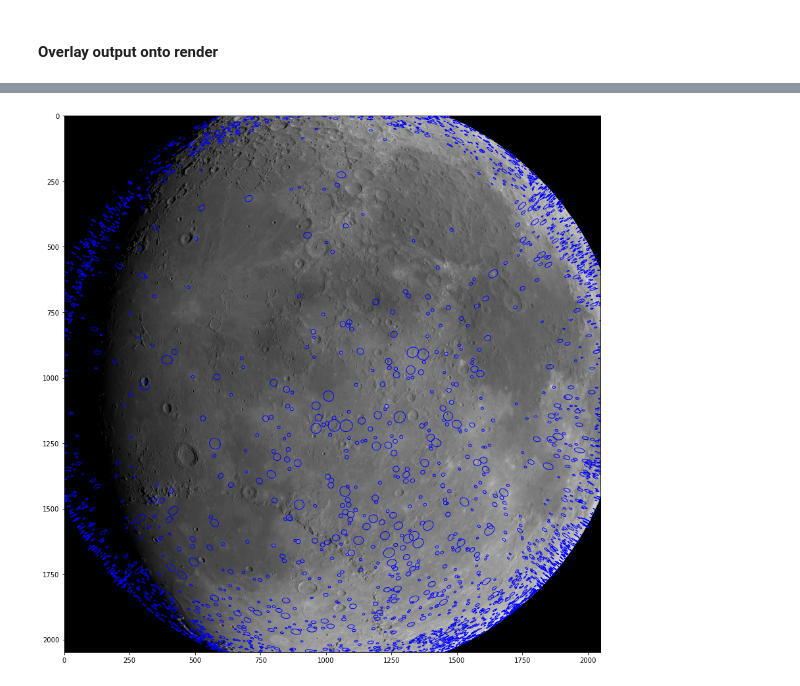
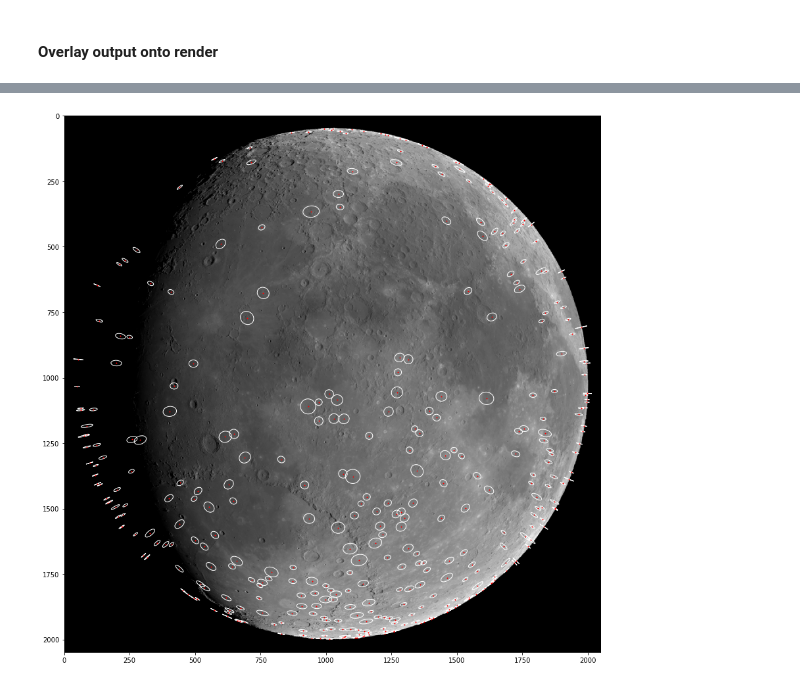
Before and after one commit to wdoppenberg/crater-detection, a Jupyter notebook: notebooks/projection.ipynb, the cells around one changed output, grey strips where cells are left out. Saved outputs shown, nothing was run; the diff lists cells and outputs as text; code cells hidden in the pictures.

```diff
--- a/notebooks/projection.ipynb
+++ b/notebooks/projection.ipynb
@@ -165,17 +166,17 @@ Distance to Moon = 399289km
 # The following extracts all craters with the given parameters and returns their lat, long, psi (angle) in radians, and
 # major and minor axis in km.
 lat, long, major, minor, psi, crater_id = extract_robbins_dataset(
-    load_craters("../data/lunar_crater_database_robbins_2018.csv", diamlims=[10, 50], ellipse_limit=1.1)
+    load_craters("../data/lunar_crater_database_robbins_2018.csv", diamlims=[30, 80], ellipse_limit=1.1)
 )
 # %%
 ### POSITION CAMERA
-height = 2500
+height = 3000
 dist = R_moon + height
 
 p_Mi = np.array(spherical_to_cartesian(R_moon, lat, long)).T[:, :, None]
 r_M = np.array(spherical_to_cartesian(dist, np.radians(0), np.radians(0)))[:, None]
-
-visible = LA.norm(p_Mi - r_M, ord=2, axis=(1, 2)) < np.sqrt(LA.norm(r_M)**2 + R_moon**2)
+dist = height / np.cos(np.radians(fov/2)*np.sqrt(2)*1.5)
+visible = (np.sqrt(np.sum(np.square(p_Mi - r_M), axis=1)) < dist).ravel()
 p_Mi = p_Mi[visible]
 r_M
 # %% [output]
@@ -331,19 +303,25 @@ ax.scatter(*crater_centers.T, c='r', marker='x')
 # ax.set_axis_off()
 # fig.savefig('output/demonax_overlaid.png')
 # %%
-major_proj, minor_proj = ellipse_axes(scale_det(A_i))
+cam = Camera(r_M, T_CM, fov=fov, resolution=N)
+a_proj, b_proj = ellipse_axes(scale_det(A_i))
 psi_proj = ellipse_angle(scale_det(A_i))
 r_pix_proj = conic_center(scale_det(A_i))
+
+swap = b_proj > a_proj
+a_proj[swap], b_proj[swap] = b_proj[swap], a_proj[swap]
 
 from matplotlib.collections import EllipseCollection
 fig, ax = plt.subplots(figsize=(15, 15), subplot_kw={'aspect': 'equal'})
 ax.imshow(im, aspect='equal', interpolation='none', cmap='gray')
-ec = EllipseCollection(major_proj, minor_proj, np.degrees(psi_proj), units='xy', offsets=r_pix_proj,
-                       transOffset=ax.transData, facecolors="None", edgecolors='b')
+ec = EllipseCollection(a_proj, b_proj, np.degrees(psi_proj), units='xy', offsets=r_pix_proj,
+                       transOffset=ax.transData, facecolors="None", edgecolors='w')
 ax.add_collection(ec)
-ax.autoscale_view()
+ax.scatter(*cam.project_crater_centers(p_Mi).T, c='r', s=0.8, marker='x')
+
 ax.set_xlim(0, N[0])
 ax.set_ylim(N[1], 0)
+
 plt.show()
 # %% [output]
-[figure, old version]
+[figure, new version]
```
Also changed, not shown: parts of 5 cells of this notebook, 3 other files.
